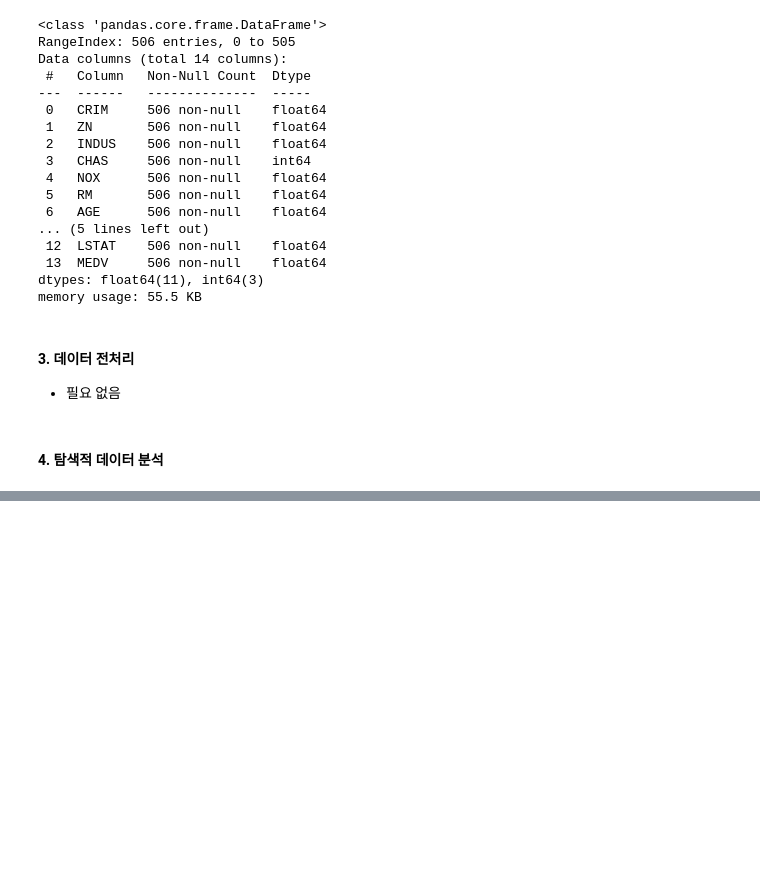
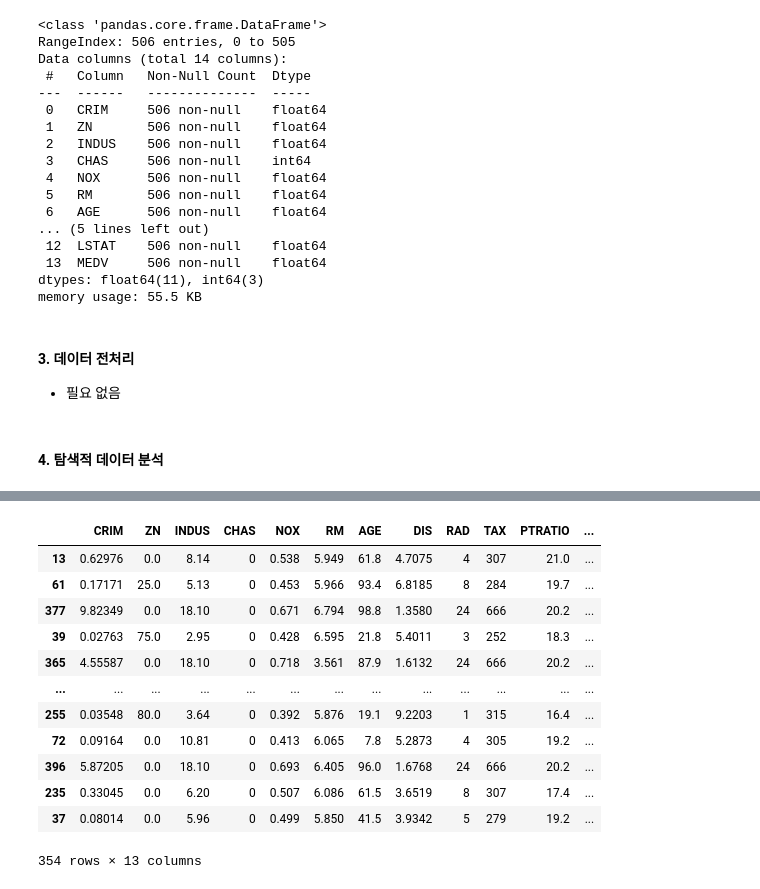
Before and after one commit to copy-del/practice-project-study, a Jupyter notebook: hoseong/machin learning/ex07_보스턴 주택 가격 예측.ipynb, the cells around one changed output, grey strips where cells are left out. Saved outputs shown, nothing was run; the diff lists cells and outputs as text; code cells hidden in the pictures; blank space fills up the shorter version.

```diff
--- a/hoseong/machin learning/ex07_보스턴 주택 가격 예측.ipynb
+++ b/hoseong/machin learning/ex07_보스턴 주택 가격 예측.ipynb
@@ -74,0 +98,3 @@ data.corr()
+# %%
+y = data['MEDV']
+y
@@ -74,0 +114,5 @@ data.corr()
+# %%
+# X = data.drop('MEDV', axis = 1)
+# X = data.iloc[:,:13]
+X = data.loc[:,:'LSTAT']
+X
@@ -74,0 +133,5 @@ data.corr()
+# %%
+# 데이터 분리
+X_train, X_test, y_train, y_test = train_test_split(X,y,
+                                                   test_size=0.3,
+                                                   random_state=1)
@@ -74,0 +156,3 @@ data.corr()
+# %%
+linear_model = LinearRegression()
+linear_model.fit(X_train,y_train)
@@ -74,0 +237,20 @@ data.corr()
+# %%
+# copy() : 기존의 데이터는 그대로 두면서, 복사하여 새로운 변수명에 넣어줌
+# copy() 없이 X_train을 새로운 변수에 담아준다면, 변수의 내용이 바뀌었을 때 기존 X_train도 바뀔 수 있음.
+
+extended_X_train = X_train.copy()
+extended_X_train
+# %% [output]
+|  | CRIM | ZN | INDUS | CHAS | NOX | RM | AGE | DIS | RAD | TAX | PTRATIO | ... |
+| 13 | 0.62976 | 0.0 | 8.14 | 0 | 0.538 | 5.949 | 61.8 | 4.7075 | 4 | 307 | 21.0 | ... |
+| 61 | 0.17171 | 25.0 | 5.13 | 0 | 0.453 | 5.966 | 93.4 | 6.8185 | 8 | 284 | 19.7 | ... |
+| 377 | 9.82349 | 0.0 | 18.10 | 0 | 0.671 | 6.794 | 98.8 | 1.3580 | 24 | 666 | 20.2 | ... |
+| 39 | 0.02763 | 75.0 | 2.95 | 0 | 0.428 | 6.595 | 21.8 | 5.4011 | 3 | 252 | 18.3 | ... |
+| 365 | 4.55587 | 0.0 | 18.10 | 0 | 0.718 | 3.561 | 87.9 | 1.6132 | 24 | 666 | 20.2 | ... |
+| ... | ... | ... | ... | ... | ... | ... | ... | ... | ... | ... | ... | ... |
+| 255 | 0.03548 | 80.0 | 3.64 | 0 | 0.392 | 5.876 | 19.1 | 9.2203 | 1 | 315 | 16.4 | ... |
+| 72 | 0.09164 | 0.0 | 10.81 | 0 | 0.413 | 6.065 | 7.8 | 5.2873 | 4 | 305 | 19.2 | ... |
+| 396 | 5.87205 | 0.0 | 18.10 | 0 | 0.693 | 6.405 | 96.0 | 1.6768 | 24 | 666 | 20.2 | ... |
+| 235 | 0.33045 | 0.0 | 6.20 | 0 | 0.507 | 6.086 | 61.5 | 3.6519 | 8 | 307 | 17.4 | ... |
+| 37 | 0.08014 | 0.0 | 5.96 | 0 | 0.499 | 5.850 | 41.5 | 3.9342 | 5 | 279 | 19.2 | ... |
+354 rows × 13 columns
```
Also changed, not shown: parts of 54 cells of this notebook, 1 other file.
